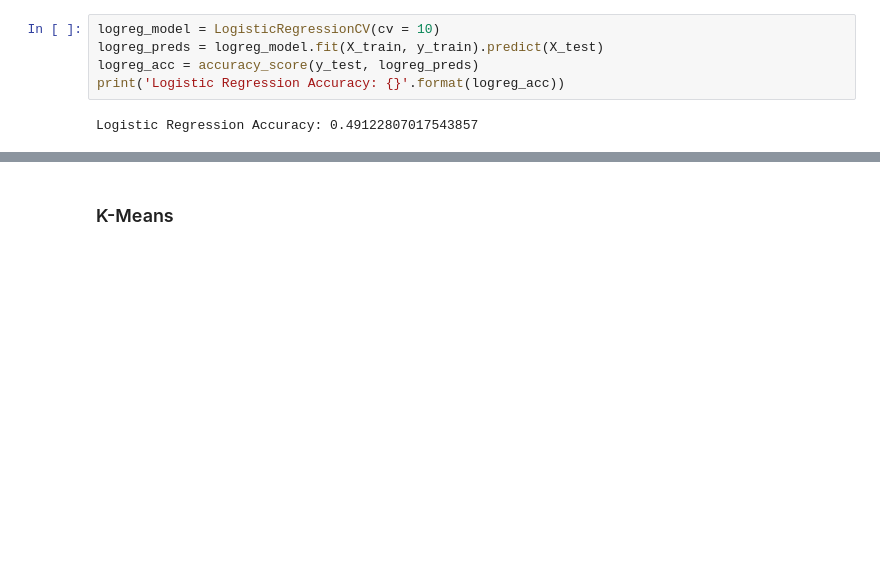
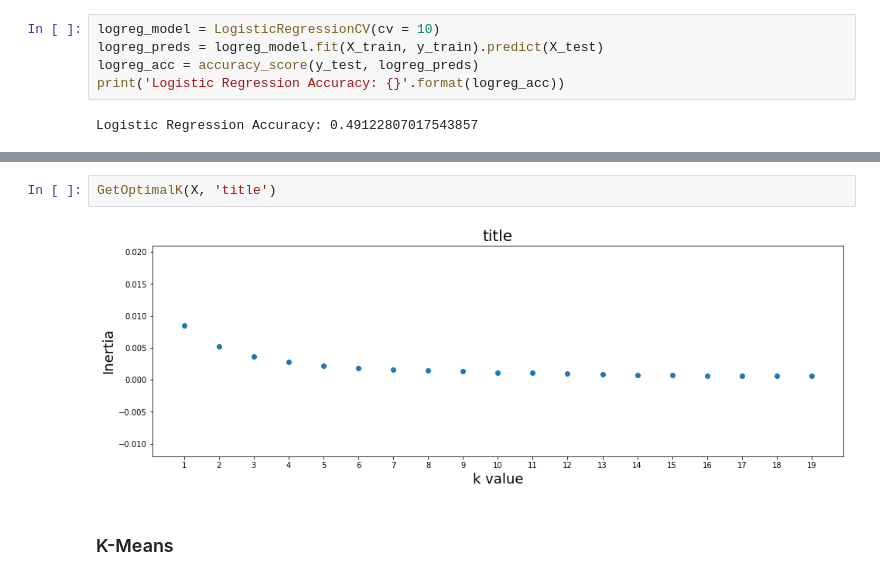
Before and after one commit to GiacomoAlliata/DigitalMusicologyProject, a Jupyter notebook: data_preprocessing.ipynb, the cells around one changed output, grey strips where cells are left out. Drawn from its saved outputs; the diff is of its cells as text; blank space fills up the shorter version.

```diff
--- a/data_preprocessing.ipynb
+++ b/data_preprocessing.ipynb
@@ -1275,3 +1319,7 @@ Logistic Regression Accuracy: 0.49122807017543857
+# %%
+GetOptimalK(X, 'title')
+# %% [output]
+[figure, added]
 # %% [markdown]
 ### K-Means
 # %%
```
Also changed, not shown: parts of 11 cells of this notebook.
